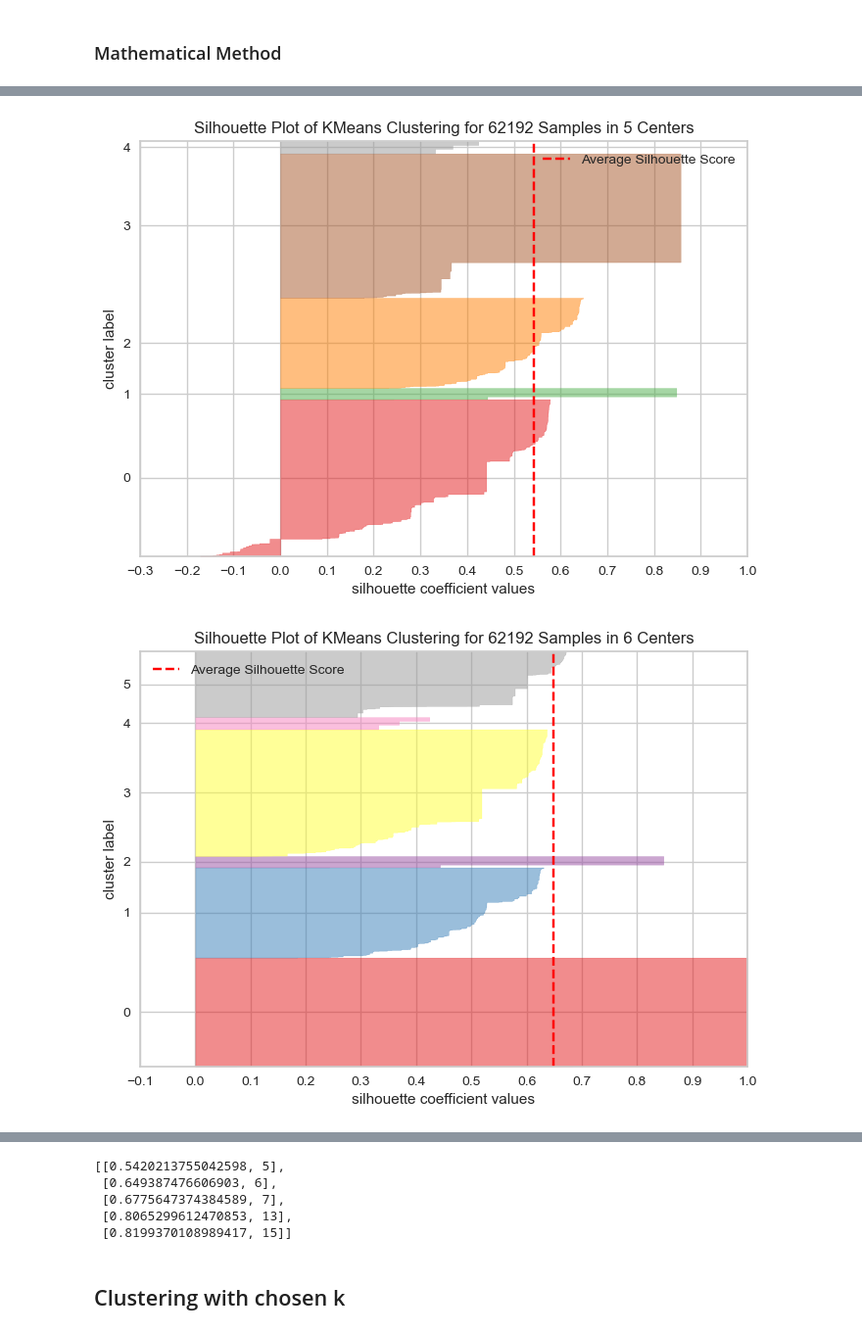
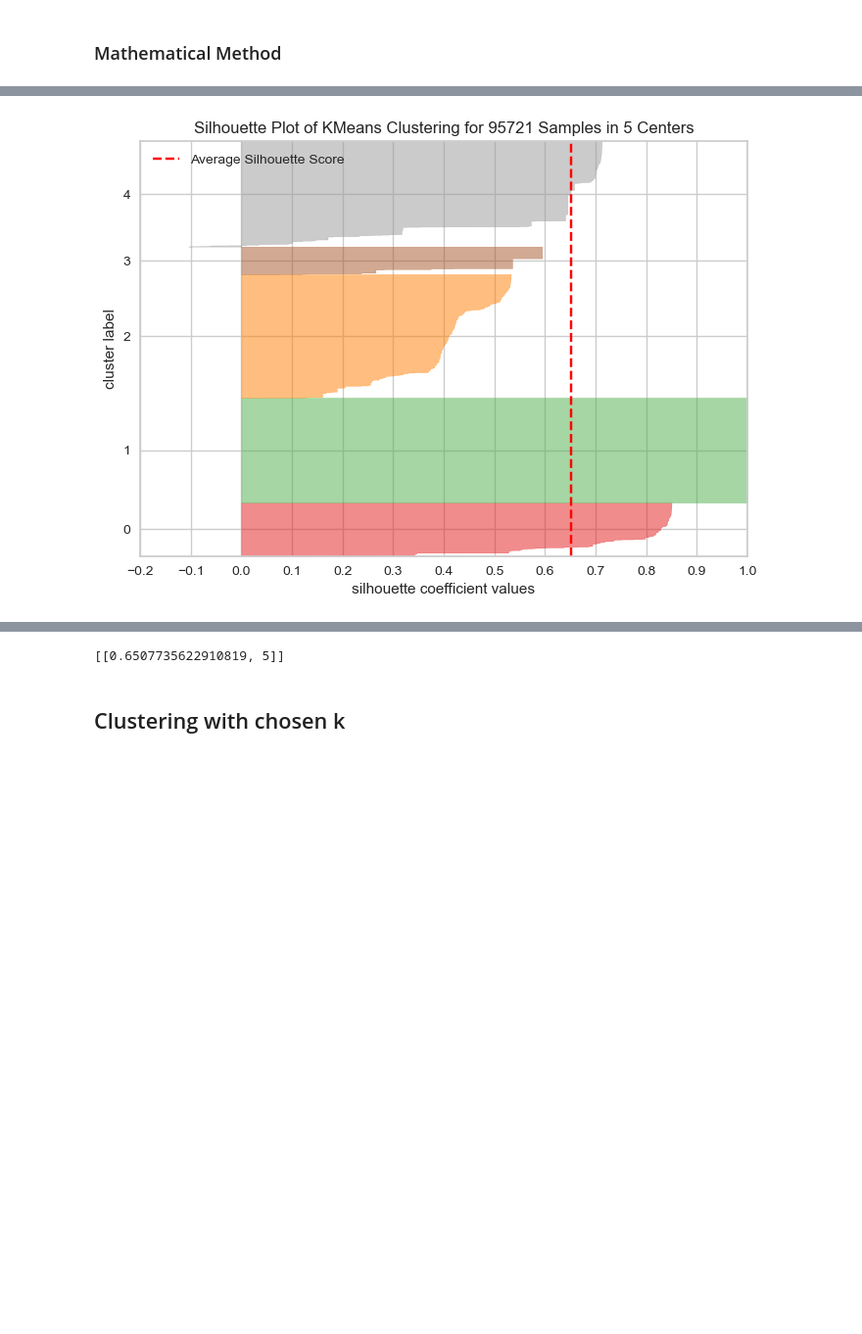
Before and after one commit to gbrosell/maroon-archers, a Jupyter notebook: 01SUAL_G01_clustering.ipynb, the cells around one changed output, grey strips where cells are left out. Shown at 98% size. Cells and saved outputs as stored; diff of their text form; code cells hidden in the pictures; blank space fills up the shorter version.

Commit message:
Fixed df_2022 errors, re-clustered, fixed time distribution axis labels

```diff
--- a/01SUAL_G01_clustering.ipynb
+++ b/01SUAL_G01_clustering.ipynb
@@ -161,5 +165,6 @@ See the caveats in the documentation: https://pandas.pydata.org/pandas-docs/stab
 # %%
-df_2022 = result_df[result_df['run_time'].str[6:10]=='2022']
+#df_2022 = result_df[result_df['run_time'].str[6:10]=='2022']
+df_2022 = result_df[result_df['run_time'].str.contains('2022')]
 df_2022.head()
 # %% [output]
 |  | run_time | price1 | price2 | price3 | price4 | price5 | price6 | price7 | price8 | price9 | ... | ... |
@@ -411,9 +413,8 @@ def silhouette_plot(X , n_list):
 # %%
 # Create silhouette plot
 
-k_cluster_test = [5, 6, 7, 13, 15]
+k_cluster_test = [5]
 
 silhouette_plot(price_series_df , k_cluster_test)
 # %% [output]
-[figure, old version]
+[figure, new version]
-[figure, removed]
@@ -423,8 +421,4 @@ silhouette_plot(price_series_df , k_cluster_test)
-[[0.5420213755042598, 5],
- [0.649387476606903, 6],
- [0.6775647374384589, 7],
- [0.8065299612470853, 13],
- [0.8199370108989417, 15]]
+[[0.6507735622910819, 5]]
 # %% [markdown]
 ## Clustering with chosen k
 # %%
```
Also changed, not shown: parts of 27 cells of this notebook.
